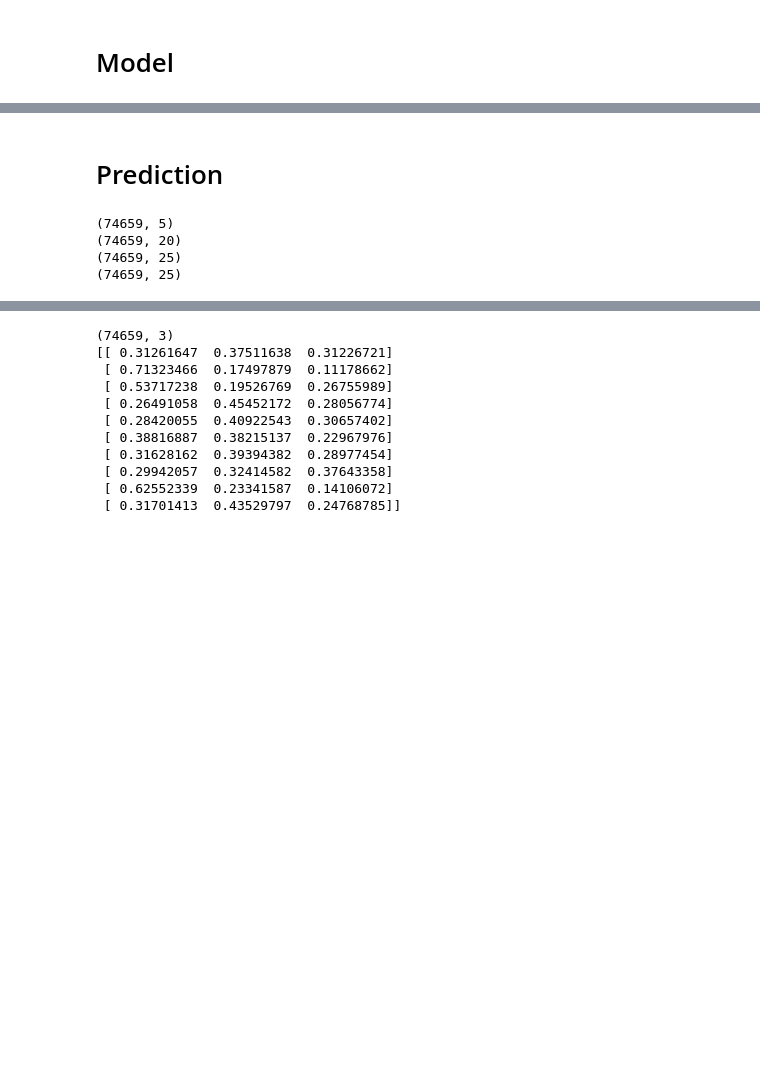
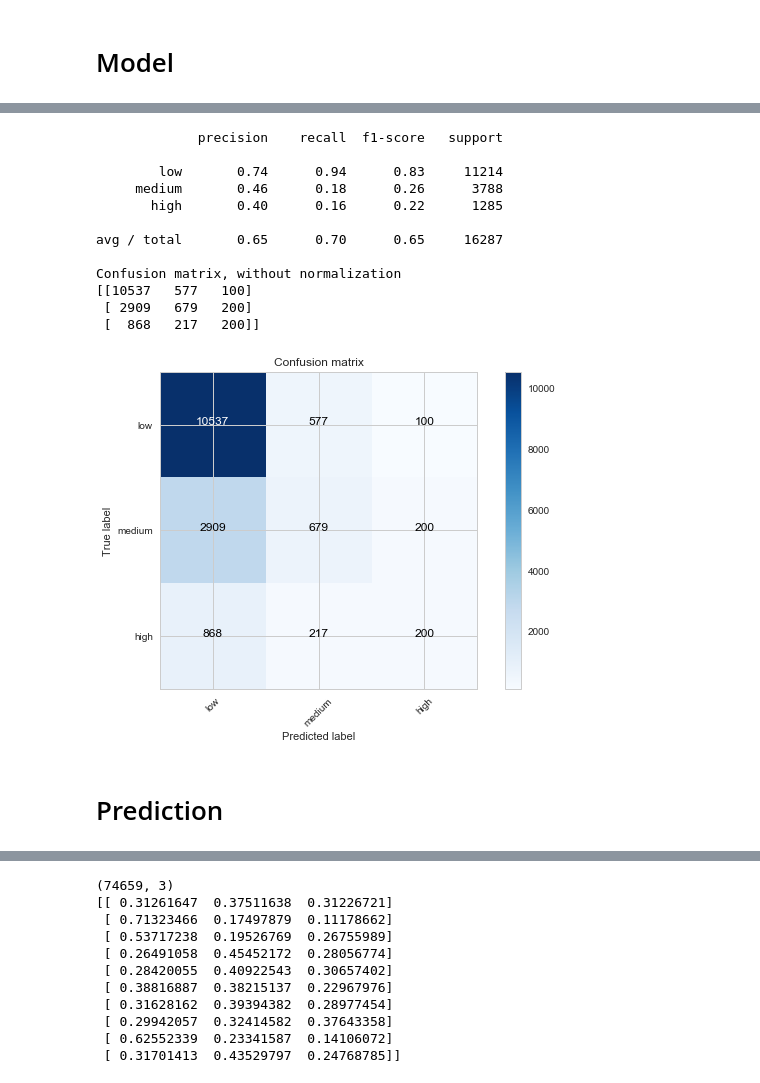
Before and after one commit to icostan/kaggle, a Jupyter notebook: rental-listing/rental-listing.ipynb, the cells around one changed output, grey strips where cells are left out. Saved outputs shown, nothing was run; the diff lists cells and outputs as text; code cells hidden in the pictures; blank space fills up the shorter version.

```diff
--- a/rental-listing/rental-listing.ipynb
+++ b/rental-listing/rental-listing.ipynb
@@ -259,0 +301,20 @@ Epoch 30/30
+# %%
+from sklearn.ensemble import RandomForestClassifier
+from sklearn.model_selection import train_test_split
+from sklearn.metrics import log_loss
+
+# print(class_weights)
+
+X_train, X_val, y_train, y_val = train_test_split(X, y, test_size=0.33)
+clf = RandomForestClassifier(n_estimators=500, class_weight='balanced', random_state=6)
+clf.fit(X_train, y_train)
+
+y_val_pred = clf.predict(X_val)
+y_val_prob = clf.predict_proba(X_val)
+
+print(clf.classes_)
+print(y_val[:3])
+print(y_val_pred[:3])
+print(y_val_prob[:3])
+
+print(log_loss(y_val, y_val_prob))
@@ -260,20 +332,27 @@ Epoch 30/30
+# %%
+importlib.reload(g)
+from sklearn.metrics import confusion_matrix, classification_report
+
+target_names = ['low', 'medium', 'high']
+
+print(classification_report(y_val, y_val_pred, target_names=target_names))
+
+cm = confusion_matrix(y_val, y_val_pred)
+
+g.plot_confusion_matrix(cm, target_names)
+# %% [output]
+             precision    recall  f1-score   support
+
+        low       0.74      0.94      0.83     11214
+     medium       0.46      0.18      0.26      3788
+       high       0.40      0.16      0.22      1285
+
+avg / total       0.65      0.70      0.65     16287
+
+Confusion matrix, without normalization
+[[10537   577   100]
+ [ 2909   679   200]
+ [  868   217   200]]
+[figure, added]
 # %% [markdown]
 # Prediction
-# %%
-xxc = test_data[features_columns]
-print(xxc.shape)
-
-xfa = features_we.transform(test_data.features.values).toarray()
-xxf = pd.DataFrame(xfa, columns=features_names, index=test_data.index)
-print(xxf.shape)
-
-xx = pd.merge(xxc, xxf, left_index=True, right_index=True)
-print(xx.shape)
-
-XX = scaler.transform(xx)
-print(XX.shape)
-# %% [output]
-(74659, 5)
-(74659, 20)
-(74659, 25)
-(74659, 25)
```
Also changed, not shown: parts of 14 cells of this notebook, 4 other files.
